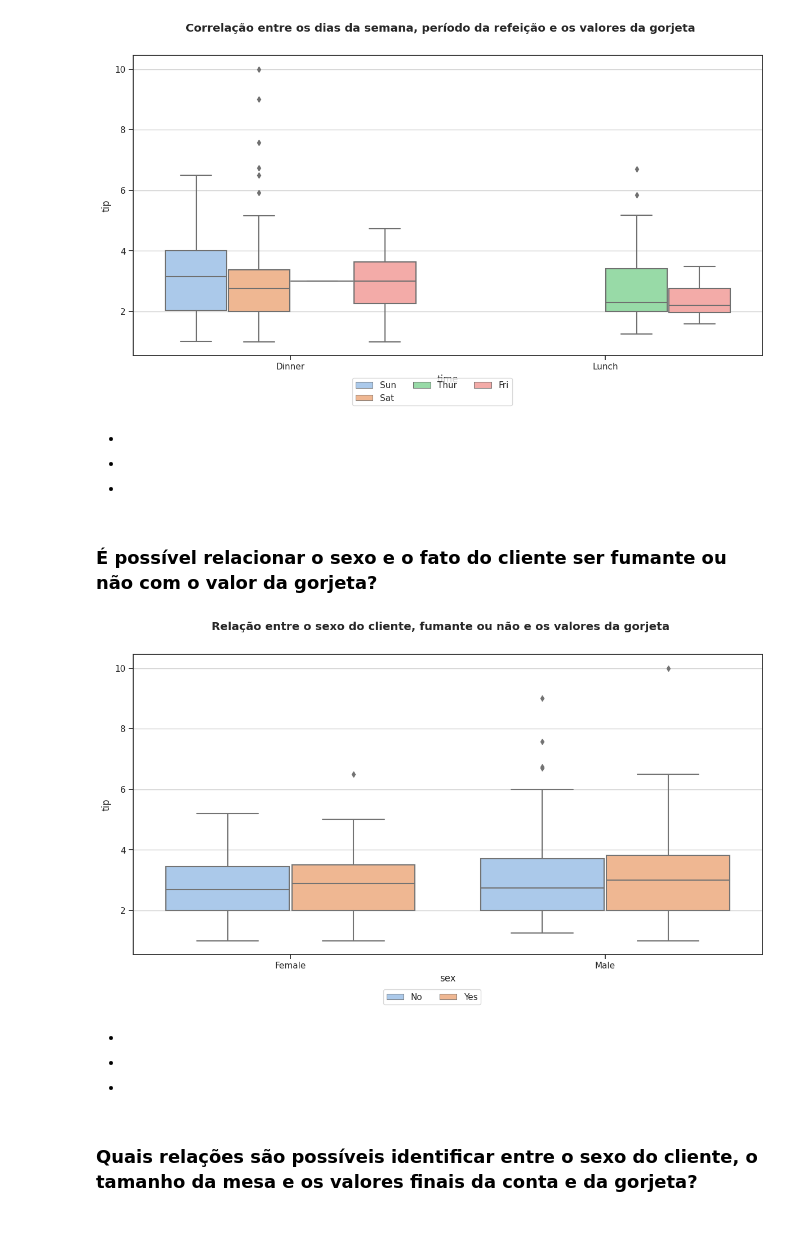
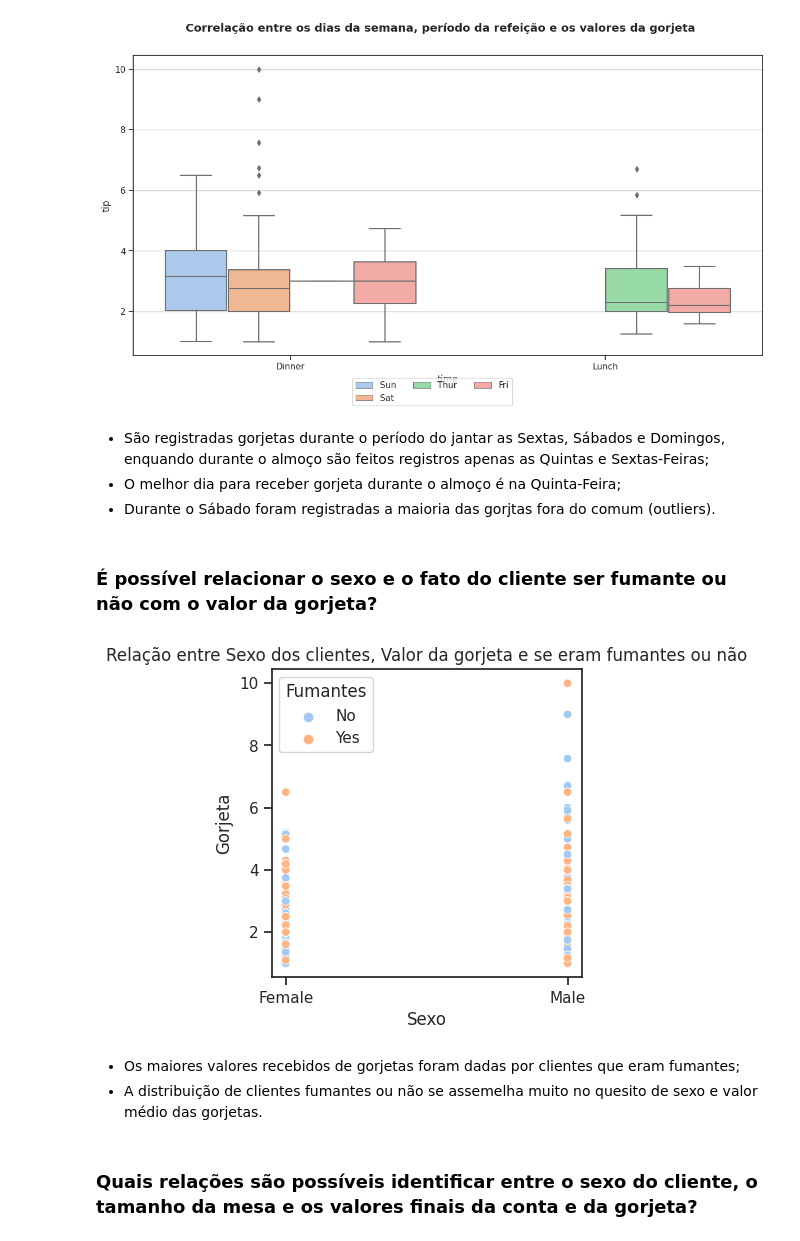
Before and after one commit to nicolesouzab/avanti-bootcamp-cdd, a Jupyter notebook: notebooks/01-exploratory_data_analysis.ipynb, the cells around one changed output. Drawn from its saved outputs; the diff is of its cells as text; code cells hidden in the pictures.

```diff
--- a/notebooks/01-exploratory_data_analysis.ipynb
+++ b/notebooks/01-exploratory_data_analysis.ipynb
@@ -8,7 +8,7 @@ import matplotlib.pyplot as plt
 import seaborn as sns
 
 palette = sns.color_palette("pastel")
-# sns.set_style("whitegrid")
+sns.set_style("whitegrid")
 sns.set_theme(style="ticks")
 sns.set_palette(sns.color_palette(palette))
 # %% [markdown]
@@ -185,36 +187,25 @@ fig.legend(handles, labels, loc='lower center', ncol=3)
 plt.show()
 # %% [output]
 [figure]
-# %% [markdown]
-*
-*
-*
+# %% [markdown]
+* São registradas gorjetas durante o período do jantar as Sextas, Sábados e Domingos, enquando durante o almoço são feitos registros apenas as Quintas e Sextas-Feiras;
+* O melhor dia para receber gorjeta durante o almoço é na Quinta-Feira;
+* Durante o Sábado foram registradas a maioria das gorjtas fora do comum (outliers).
 # %% [markdown]
 ### É possível relacionar o sexo e o fato do cliente ser fumante ou não com o valor da gorjeta?
-# %%
-fig, ax = plt.subplots(figsize=(13, 7))
-plt.tight_layout(pad=4, w_pad=2, h_pad=5)
-fig.suptitle('Relação entre o sexo do cliente, fumante ou não e os valores da gorjeta', fontweight='bold')
-for i, variavel in enumerate(dicionario.query("tipo == 'quantitativa' and variavel == 'tip'").variavel.to_list()):
-    ax = sns.boxplot(
-        x="sex",
-        y=variavel,
-        hue="smoker",
-        data=df,
-        ax=ax
-    )
-    handles, labels = plt.gca().get_legend_handles_labels()
-    ax.grid(axis='y', linestyle='-')
-    ax.legend([],[], frameon=False)
-# sns.despine(offset=2, trim=True)
-fig.legend(handles, labels, loc='lower center', ncol=3)
-plt.show()
-# %% [output]
-[figure, removed]
-# %% [markdown]
-*
-*
-*
+# %%
+plt.figure(figsize=(4, 4))
+sns.scatterplot(data=df, x='sex', y='tip', hue='smoker', palette='pastel')
+plt.title('Relação entre Sexo dos clientes, Valor da gorjeta e se eram fumantes ou não')
+plt.xlabel('Sexo')
+plt.ylabel('Gorjeta')
+plt.legend(title='Fumantes')
+plt.show()
+# %% [output]
+[figure, added]
+# %% [markdown]
+* Os maiores valores recebidos de gorjetas foram dadas por clientes que eram fumantes;
+* A distribuição de clientes fumantes ou não se assemelha muito no quesito de sexo e valor médio das gorjetas.
 # %% [markdown]
 ### Quais relações são possíveis identificar entre o sexo do cliente, o tamanho da mesa e os valores finais da conta e da gorjeta?
 # %%
```
Also changed, not shown: parts of 8 cells of this notebook.
